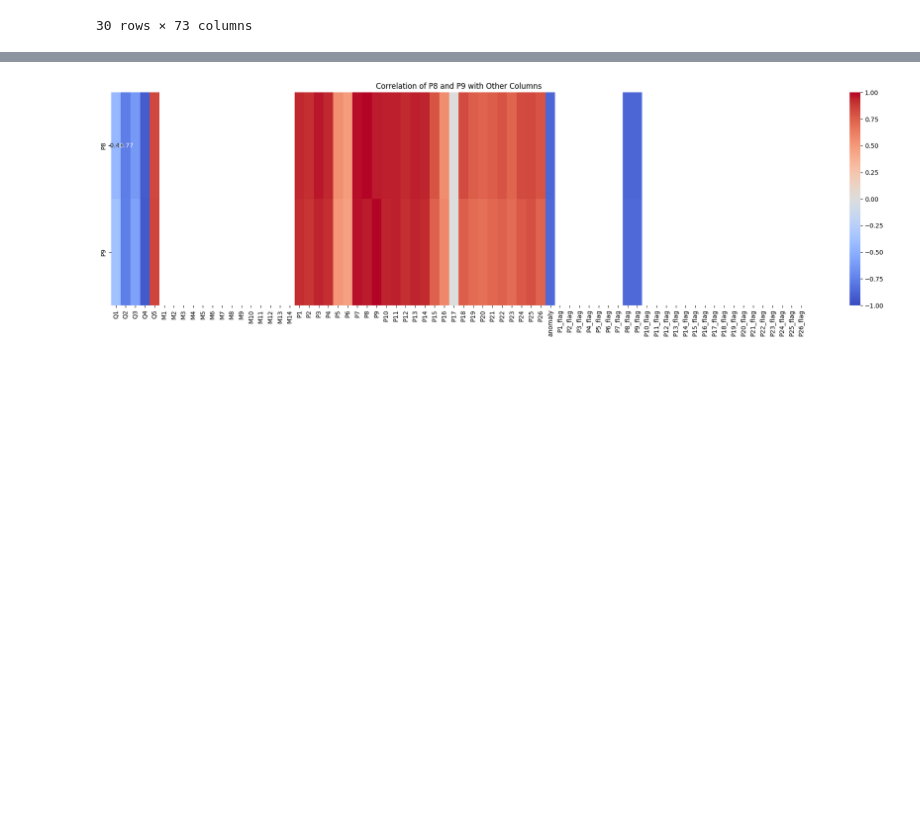
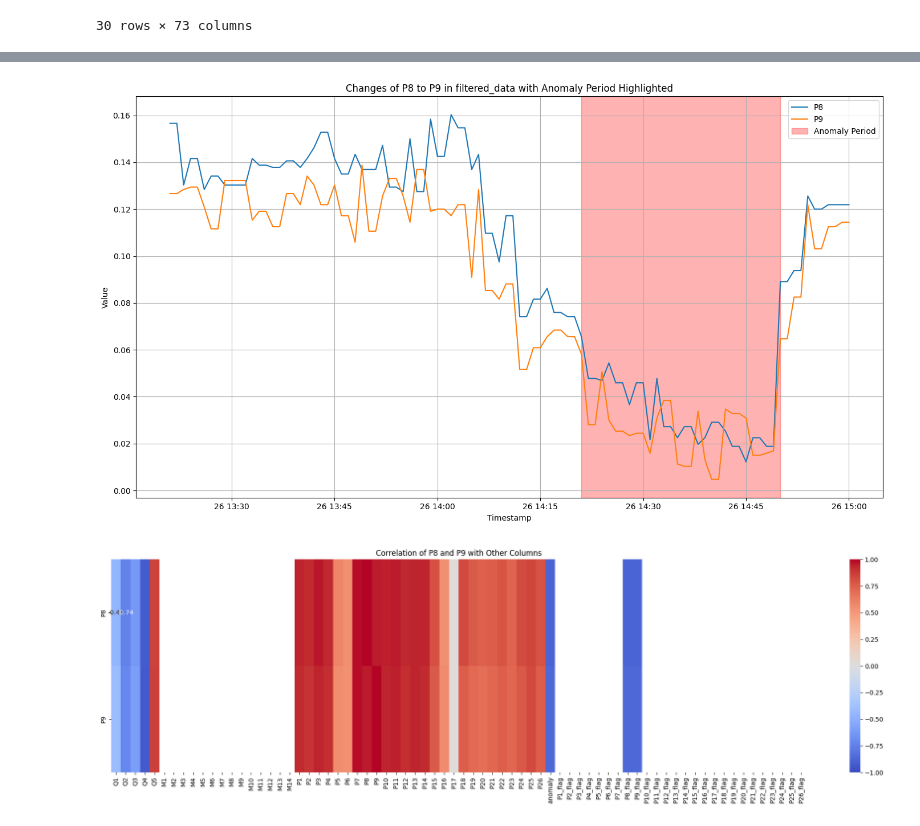
Before and after one commit to goat923/Kwater, a Jupyter notebook: TRAIN_A.ipynb, the cells around one changed output, grey strips where cells are left out. Saved outputs shown, nothing was run; the diff lists cells and outputs as text; code cells hidden in the pictures; blank space fills up the shorter version.

```diff
--- a/TRAIN_A.ipynb
+++ b/TRAIN_A.ipynb
@@ -341,3 +403,21 @@ filtered_data.head()
+# %%
+# p1부터 p10까지의 데이터 시각화
+plt.figure(figsize=(14, 8))
+for i in range(8, 10):
+    plt.plot(filtered_data['timestamp'], filtered_data[f'P{i}'], label=f'P{i}')
+
+# anomaly 구간 강조
+plt.axvspan(anomaly_start, anomaly_end, color='red', alpha=0.3, label='Anomaly Period')
+
+plt.title('Changes of P8 to P9 in filtered_data with Anomaly Period Highlighted')
+plt.xlabel('Timestamp')
+plt.ylabel('Value')
+plt.legend()
+plt.grid()
+plt.tight_layout()
+plt.show()
+# %% [output]
+[figure, added]
 # %%
 # 숫자형 컬럼만 선택 (timestamp와 같은 비숫자형 컬럼 제외)
 numeric_columns = filtered_data.select_dtypes(include=[np.number]).columns
```
Also changed, not shown: parts of 24 cells of this notebook.
